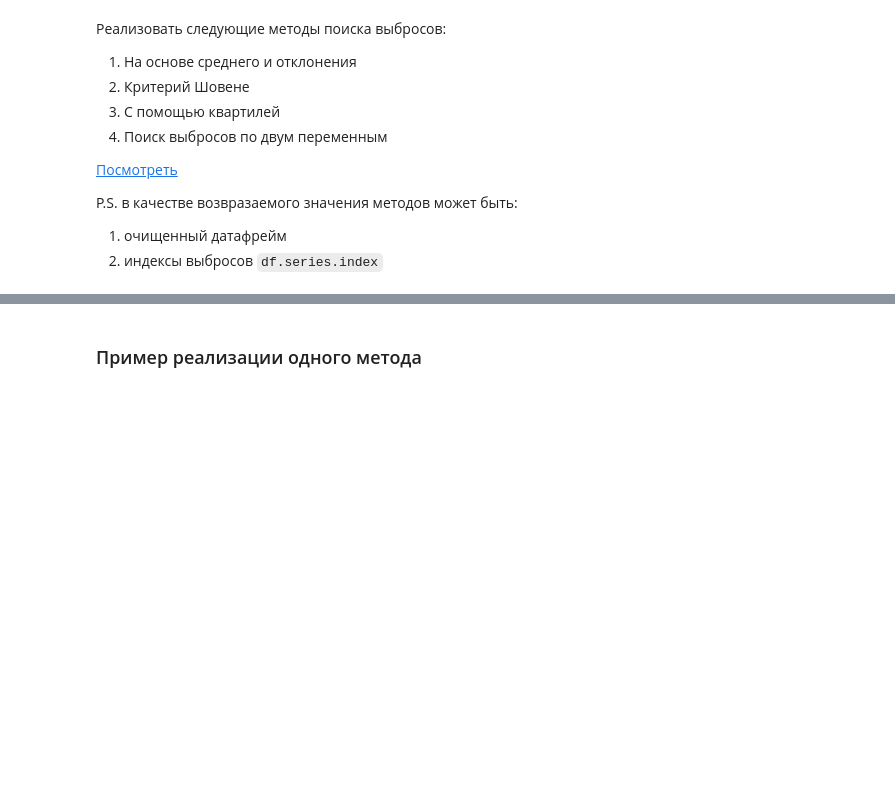
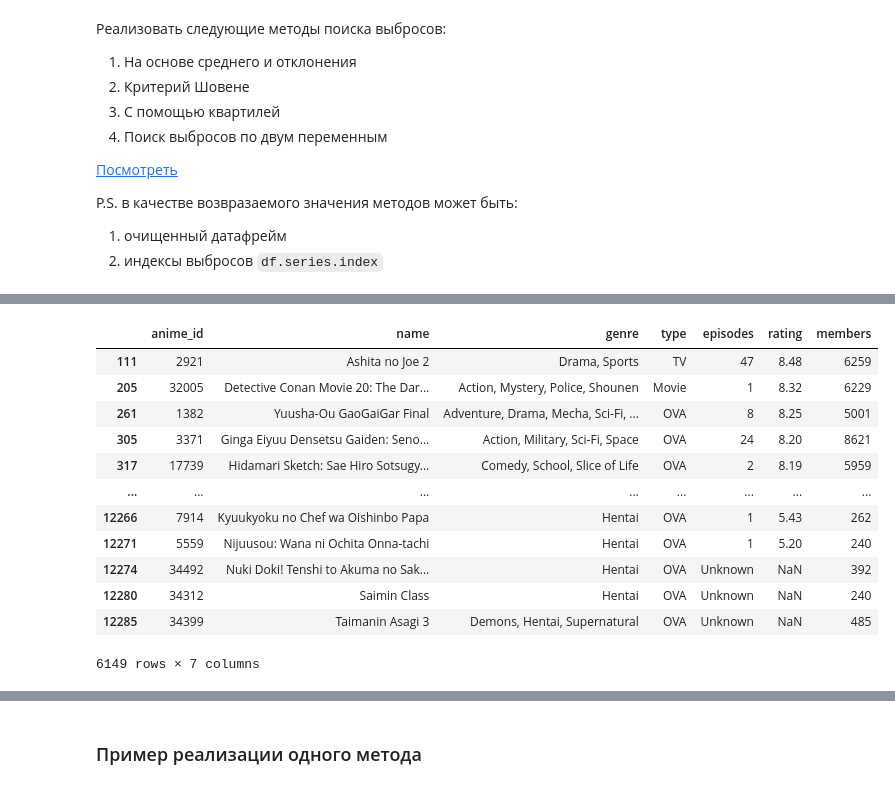
Before and after one commit to TheGodseeker/ML_PR, a Jupyter notebook: Задание_2.ipynb, the cells around one changed output, grey strips where cells are left out. Cells and saved outputs as stored; diff of their text form; code cells hidden in the pictures; blank space fills up the shorter version.

```diff
--- a/Задание_2.ipynb
+++ b/Задание_2.ipynb
@@ -273,0 +355,20 @@ TypeError: ignored
+# %%
+#Чистка выбросов по квартелям
+
+df_q = df.copy()
+burster = Burst(df_mean)
+df_q.drop(burster.burst_by_quart("members"))
+# %% [output]
+|  | anime_id | name | genre | type | episodes | rating | members |
+| 111 | 2921 | Ashita no Joe 2 | Drama, Sports | TV | 47 | 8.48 | 6259 |
+| 205 | 32005 | Detective Conan Movie 20: The Dar... | Action, Mystery, Police, Shounen | Movie | 1 | 8.32 | 6229 |
+| 261 | 1382 | Yuusha-Ou GaoGaiGar Final | Adventure, Drama, Mecha, Sci-Fi, ... | OVA | 8 | 8.25 | 5001 |
+| 305 | 3371 | Ginga Eiyuu Densetsu Gaiden: Seno... | Action, Military, Sci-Fi, Space | OVA | 24 | 8.20 | 8621 |
+| 317 | 17739 | Hidamari Sketch: Sae Hiro Sotsugy... | Comedy, School, Slice of Life | OVA | 2 | 8.19 | 5959 |
+| ... | ... | ... | ... | ... | ... | ... | ... |
+| 12266 | 7914 | Kyuukyoku no Chef wa Oishinbo Papa | Hentai | OVA | 1 | 5.43 | 262 |
+| 12271 | 5559 | Nijuusou: Wana ni Ochita Onna-tachi | Hentai | OVA | 1 | 5.20 | 240 |
+| 12274 | 34492 | Nuki Doki! Tenshi to Akuma no Sak... | Hentai | OVA | Unknown | NaN | 392 |
+| 12280 | 34312 | Saimin Class | Hentai | OVA | Unknown | NaN | 240 |
+| 12285 | 34399 | Taimanin Asagi 3 | Demons, Hentai, Supernatural | OVA | Unknown | NaN | 485 |
+6149 rows × 7 columns
```
Also changed, not shown: parts of 5 cells of this notebook.
